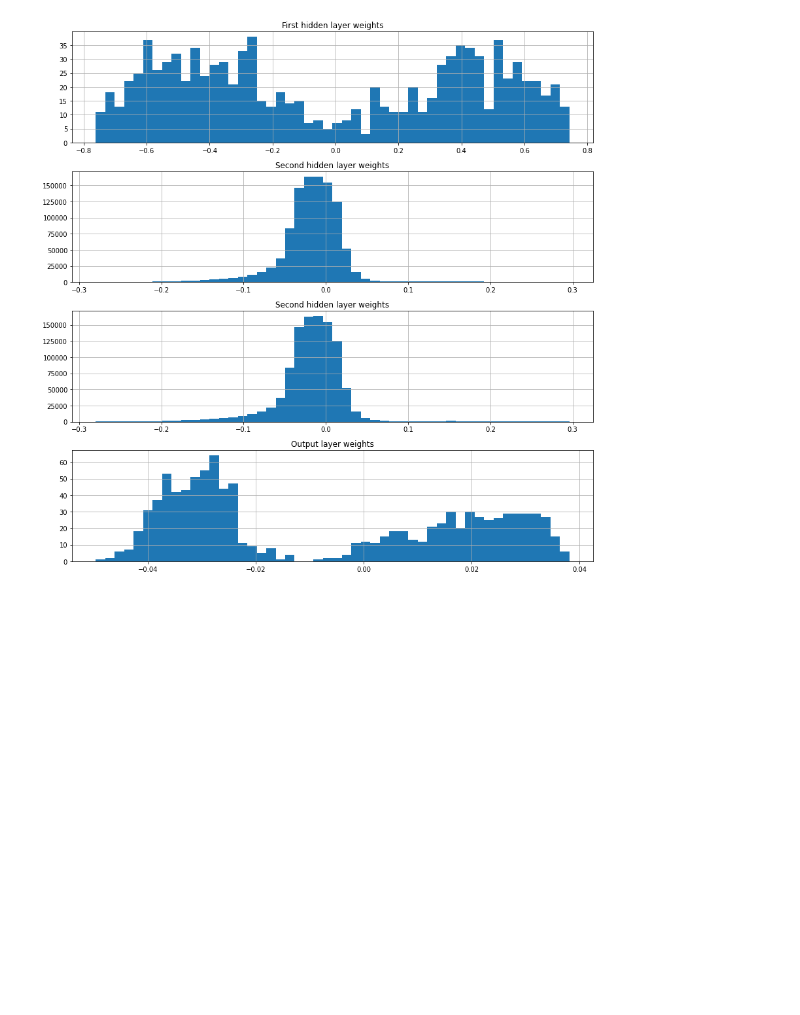
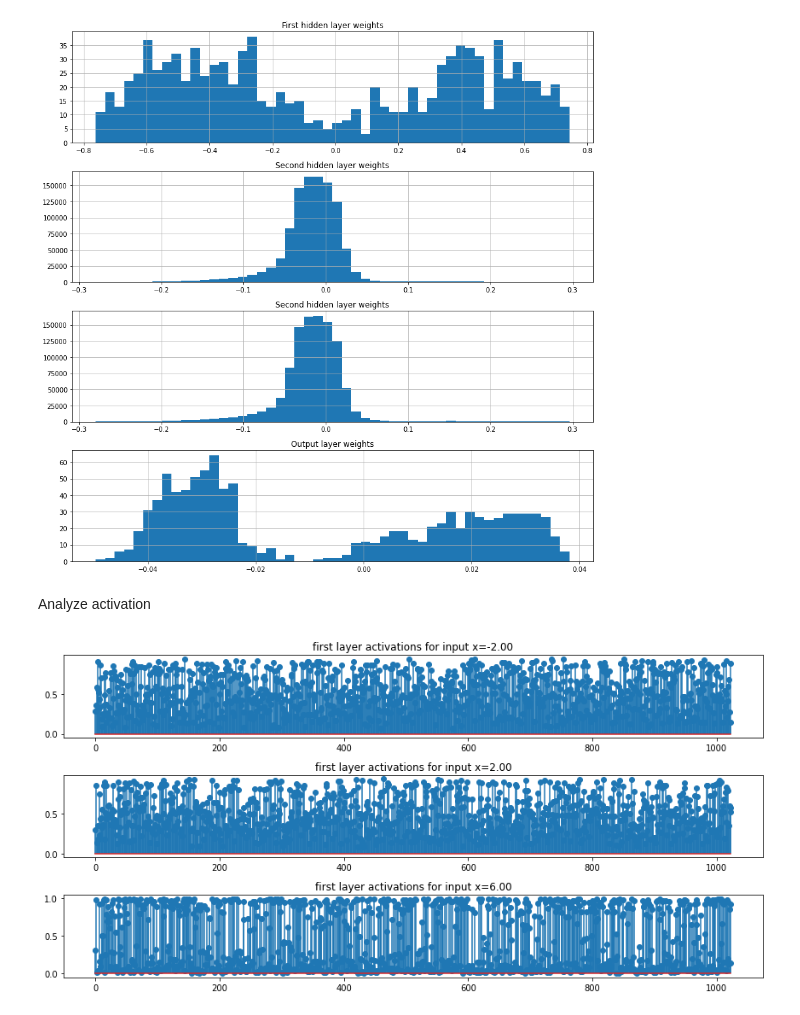
Before and after one commit to DanieleFoscarin/NNDL_hw1, a Jupyter notebook: NNDL_hw1_Regression.ipynb, the cells around one changed output. Saved outputs shown, nothing was run; the diff lists cells and outputs as text; code cells hidden in the pictures; blank space fills up the shorter version.

```diff
--- a/NNDL_hw1_Regression.ipynb
+++ b/NNDL_hw1_Regression.ipynb
@@ -680,0 +619,40 @@ plt.show()
+# %% [markdown]
+Analyze activation
+# %%
+def get_activation(layer, input, output):
+    global activation
+    activation = torch.sigmoid(output)
+
+### Register hook
+hook_handle = net.fc1.register_forward_hook(get_activation)
+
+# since we are using the input layer, we can look at the activation
+# for input in the range of our dataset input
+net = net.to(device)
+net.eval()
+with torch.no_grad():
+    x1 = torch.tensor([-2]).float().to(device)
+    y1 = net(x1)
+    z1 = activation
+    x2 = torch.tensor([2]).float().to(device)
+    y2 = net(x2)
+    z2 = activation
+    x3 = torch.tensor([6]).float().to(device)
+    y3 = net(x3)
+    z3 = activation
+
+### Remove hook
+hook_handle.remove()
+
+### Plot activations
+fig, axs = plt.subplots(3, 1, figsize=(12,6))
+axs[0].stem(z1.cpu().numpy(), use_line_collection=True)
+axs[0].set_title('first layer activations for input x=%.2f' % x1)
+axs[1].stem(z2.cpu().numpy(), use_line_collection=True)
+axs[1].set_title('first layer activations for input x=%.2f' % x2)
+axs[2].stem(z3.cpu().numpy(), use_line_collection=True)
+axs[2].set_title('first layer activations for input x=%.2f' % x3)
+plt.tight_layout()
+plt.show()
+# %% [output]
+[figure, added]
```
Also changed, not shown: parts of 26 cells of this notebook.
